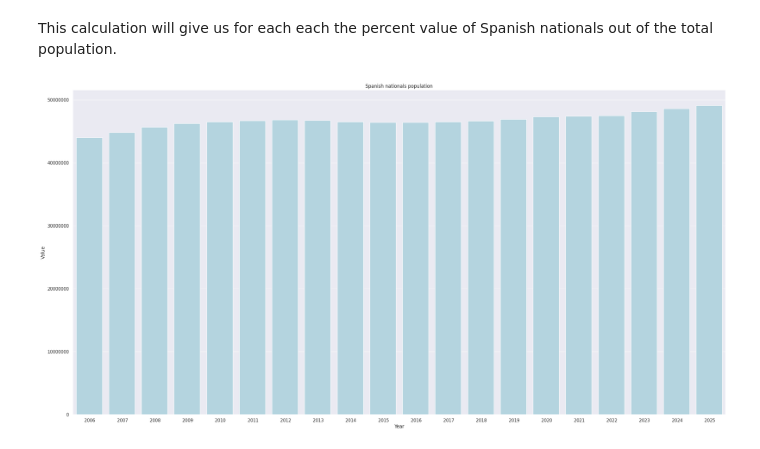
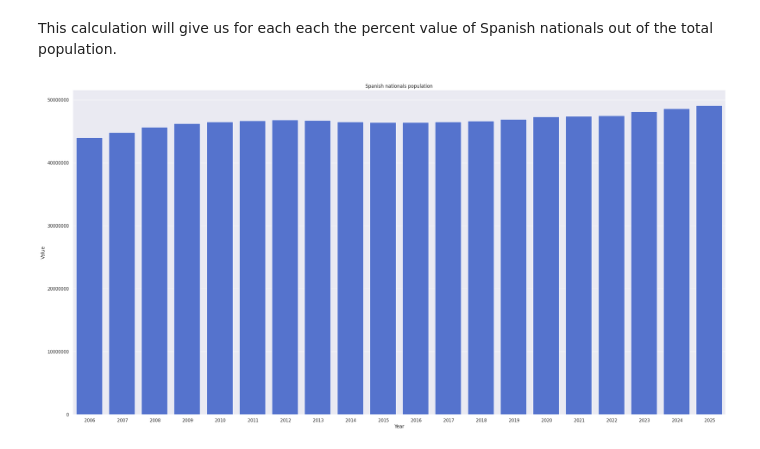
Before and after one commit to Pablo-source/ML-using-Python, a Jupyter notebook: Seaborn_gallery/02_percent_barplot_population_nationality.ipynb, the cells around one changed output. Drawn from its saved outputs; the diff is of its cells as text; code cells hidden in the pictures.

Commit message:
Spanish nationals barplot for stacked barchart

```diff
--- a/Seaborn_gallery/02_percent_barplot_population_nationality.ipynb
+++ b/Seaborn_gallery/02_percent_barplot_population_nationality.ipynb
@@ -400,11 +400,11 @@ This calculation will give us for each each the percent value of Spanish nationa
 # %%
 sns.set_theme()
 fig = plt.figure(figsize=(30, 15))
 axs = fig.add_subplot(1, 1, 1)
-spanish_share = sns.barplot(x = "Year", y = "Value", data = total, color = 'lightblue'). set_title("Spanish nationals population")
+spanish_share = sns.barplot(x = "Year", y = "Value", data = total, color = 'royalblue'). set_title("Spanish nationals population")
 formatter = ScalarFormatter()
 formatter.set_scientific(False)
 axs.yaxis.set_major_formatter(formatter)
 plt.show()
 # %% [output]
-[figure, old version]
+[figure, new version]
```
